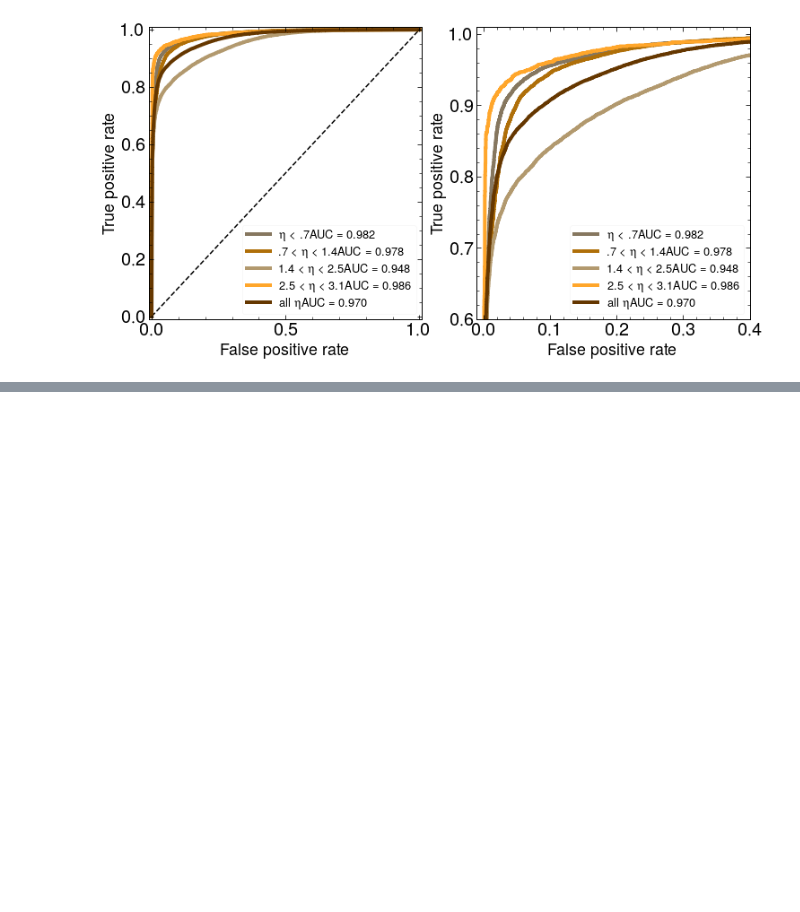
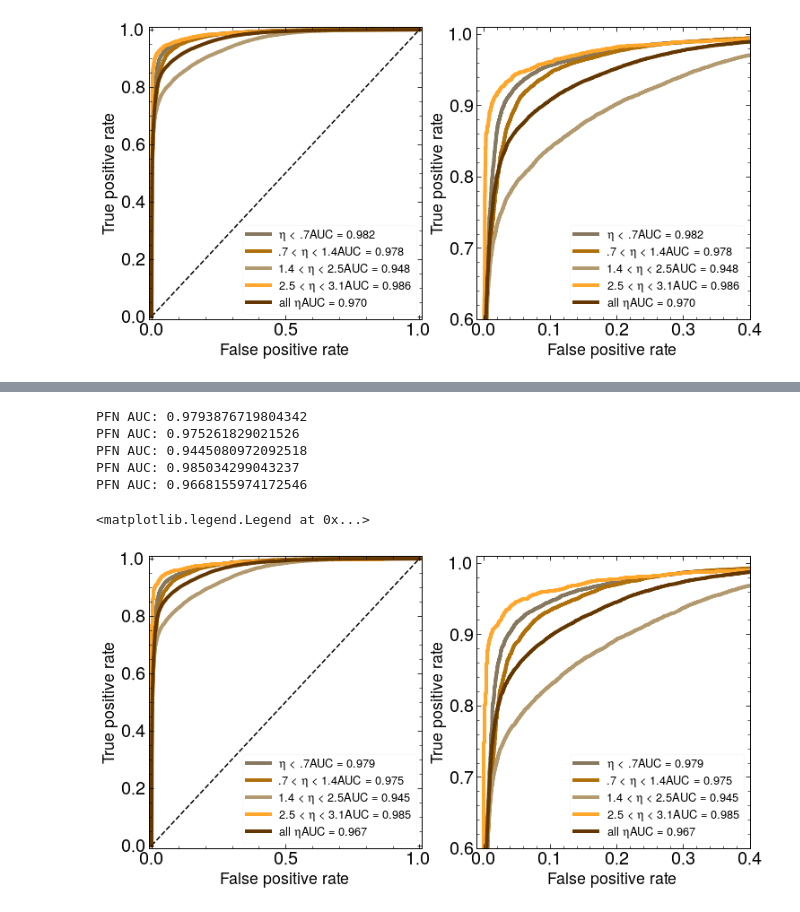
Before and after one commit to KaelaDouglas/LCStudies, a Jupyter notebook: classifier/Week6_goodcopy.ipynb, the cells around one changed output, grey strips where cells are left out. Drawn from its saved outputs; the diff is of its cells as text; code cells hidden in the pictures; blank space fills up the shorter version.

```diff
--- a/classifier/Week6_goodcopy.ipynb
+++ b/classifier/Week6_goodcopy.ipynb
@@ -306,0 +311,71 @@ Epoch 58/200
+# %%
+model = tf.keras.models.load_model('./w6_pfn4.hdf5') #kernel stopped so just re-load up the model I guess... it hadn't improved in a while anyway
+# %%
+#rerun in order to examine 'best' model (this was produced in a different notebook)
+(X_train, X_val, X_test, Y_train, Y_val, Y_test, X_glob_tr, X_glob_val, X_glob_te, eta_train, eta_val, eta_test) = data_split(X_all, Y_all, X_glob, eta, val=100000, test=100000)
+# %%
+
+#define the different eta regions
+selec_l07 = abs(eta_test) < 0.7
+selec_b0714 = (abs(eta_test) >= .7) & (abs(eta_test) < 1.4)
+selec_b1425 = (abs(eta_test) >= 1.4) & (abs(eta_test) < 2.5)
+selec_b2531 = (abs(eta_test) >= 2.5) & (abs(eta_test) < 3.1)
+selec_all = abs(eta_test) <= 3.1
+
+selections = [selec_l07, selec_b0714, selec_b1425, selec_b2531, selec_all]
+
+#make metrics
+fps = []
+tps = []
+threshss = []
+aucs = []
+for selection in selections:
+    preds = model.predict(X_test[selection], batch_size=1000)
+    pfn_fp, pfn_tp, threshs = roc_curve(Y_test[selection][:,1], preds[:,1])
+
+    fps.append(pfn_fp)
+    tps.append(pfn_tp)
+    threshss.append(threshs)
+
+    # get area under the ROC curve
+    auc = roc_auc_score(Y_test[selection][:,1], preds[:,1])
+    aucs.append(auc)
+    print('PFN AUC:', auc)
+# %% [output]
+PFN AUC: 0.9793876719804342
+PFN AUC: 0.975261829021526
+PFN AUC: 0.9445080972092518
+PFN AUC: 0.985034299043237
+PFN AUC: 0.9668155974172546
+# %%
+#just want to plot the roc curves of the 'best' version of the old model
+labs = ['$\eta$ < .7', '.7 < $\eta$ < 1.4', '1.4 < $\eta$ < 2.5', '2.5 < $\eta$ < 3.1', 'all $\eta$']
+
+fig2, (ax3, ax4) = plt.subplots(1,2, figsize=[12,6])
+
+ax3.set_xlim(-.01,1.01)
+ax3.set_ylim(-.01,1.01)
+ax3.plot([0, 1], [0, 1], 'k--')
+ax3.plot(fps[0], tps[0], c='xkcd:brownish grey', linewidth=4, label=labs[0] + 'AUC = %.3f '%aucs[0])
+ax3.plot(fps[1], tps[1], c='xkcd:caramel', linewidth=4, label=labs[1] + 'AUC = %.3f '%aucs[1])
+ax3.plot(fps[2], tps[2], c='xkcd:dust', linewidth=4, label=labs[2] + 'AUC = %.3f '%aucs[2])
+ax3.plot(fps[3], tps[3], c='xkcd:mango', linewidth=4, label=labs[3] + 'AUC = %.3f '%aucs[3])
+ax3.plot(fps[4], tps[4], c='xkcd:brown', linewidth=4, label=labs[4] + 'AUC = %.3f '%aucs[4])
+ax3.set_ylabel('True positive rate')
+ax3.set_xlabel('False positive rate')
+ax3.legend()
+
+ax4.set_xlim(-.01,.4)
+ax4.set_ylim(.6,1.01)
+ax4.plot([0, 1], [0, 1], 'k--')
+ax4.plot(fps[0], tps[0], c='xkcd:brownish grey', linewidth=4, label=labs[0] + 'AUC = %.3f '%aucs[0])
+ax4.plot(fps[1], tps[1], c='xkcd:caramel', linewidth=4, label=labs[1] + 'AUC = %.3f '%aucs[1])
+ax4.plot(fps[2], tps[2], c='xkcd:dust', linewidth=4, label=labs[2] + 'AUC = %.3f '%aucs[2])
+ax4.plot(fps[3], tps[3], c='xkcd:mango', linewidth=4, label=labs[3] + 'AUC = %.3f '%aucs[3])
+ax4.plot(fps[4], tps[4], c='xkcd:brown', linewidth=4, label=labs[4] + 'AUC = %.3f '%aucs[4])
+ax4.set_ylabel('True positive rate')
+ax4.set_xlabel('False positive rate')
+ax4.legend()
+# %% [output]
+<matplotlib.legend.Legend at 0x...>
+[figure, added]
```
Also changed, not shown: parts of 5 cells of this notebook, 12 other files.
